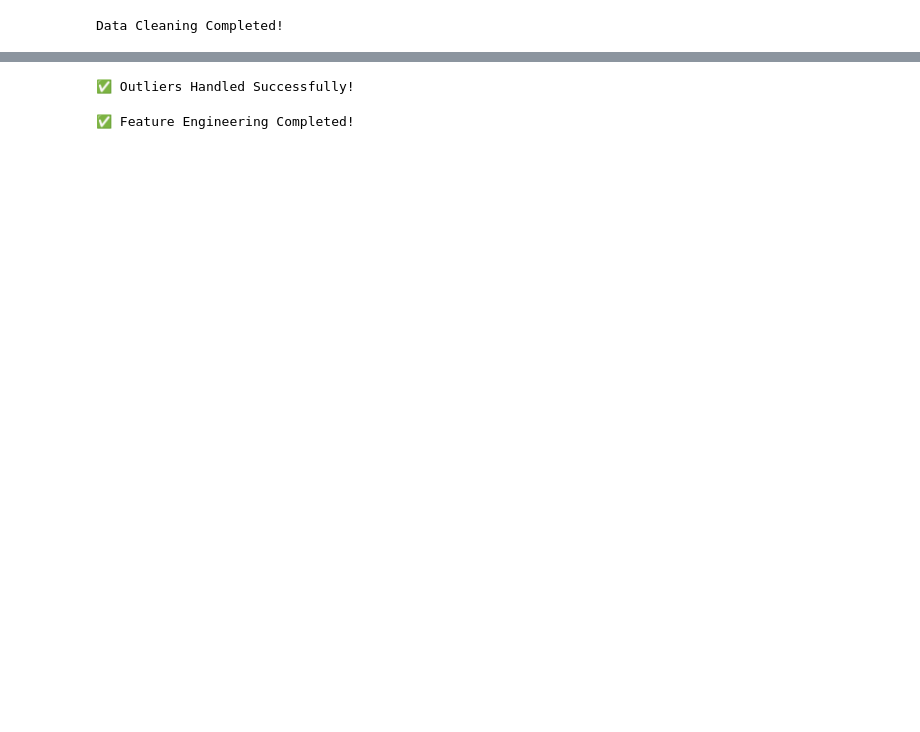
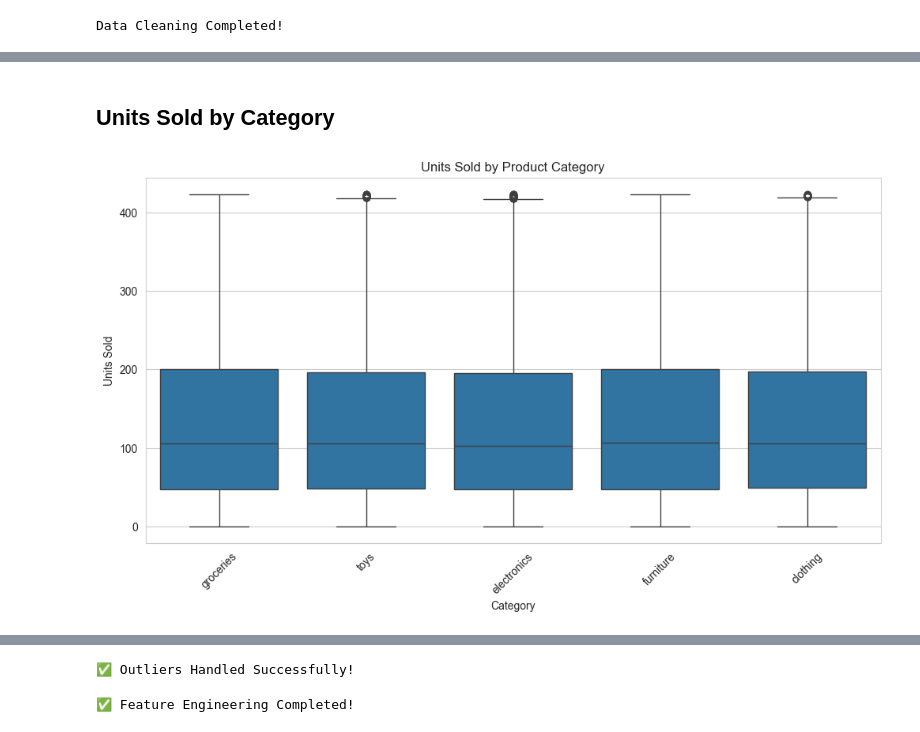
Before and after one commit to manivenkatasai9494/tekworks, a Jupyter notebook: prp/test2.ipynb, the cells around one changed output, grey strips where cells are left out. Saved outputs shown, nothing was run; the diff lists cells and outputs as text; code cells hidden in the pictures; blank space fills up the shorter version.

```diff
--- a/prp/test2.ipynb
+++ b/prp/test2.ipynb
@@ -85,0 +231,12 @@ Data Cleaning Completed!
+# %% [markdown]
+<h2>Units Sold by Category
+# %%
+plt.figure()
+sns.boxplot(x="Category", y="Units Sold", data=df)
+plt.xticks(rotation=45)
+plt.title("Units Sold by Product Category")
+plt.xlabel("Category")
+plt.ylabel("Units Sold")
+plt.show()
+# %% [output]
+[figure, added]
```
Also changed, not shown: parts of 37 cells of this notebook, 1 other file.
